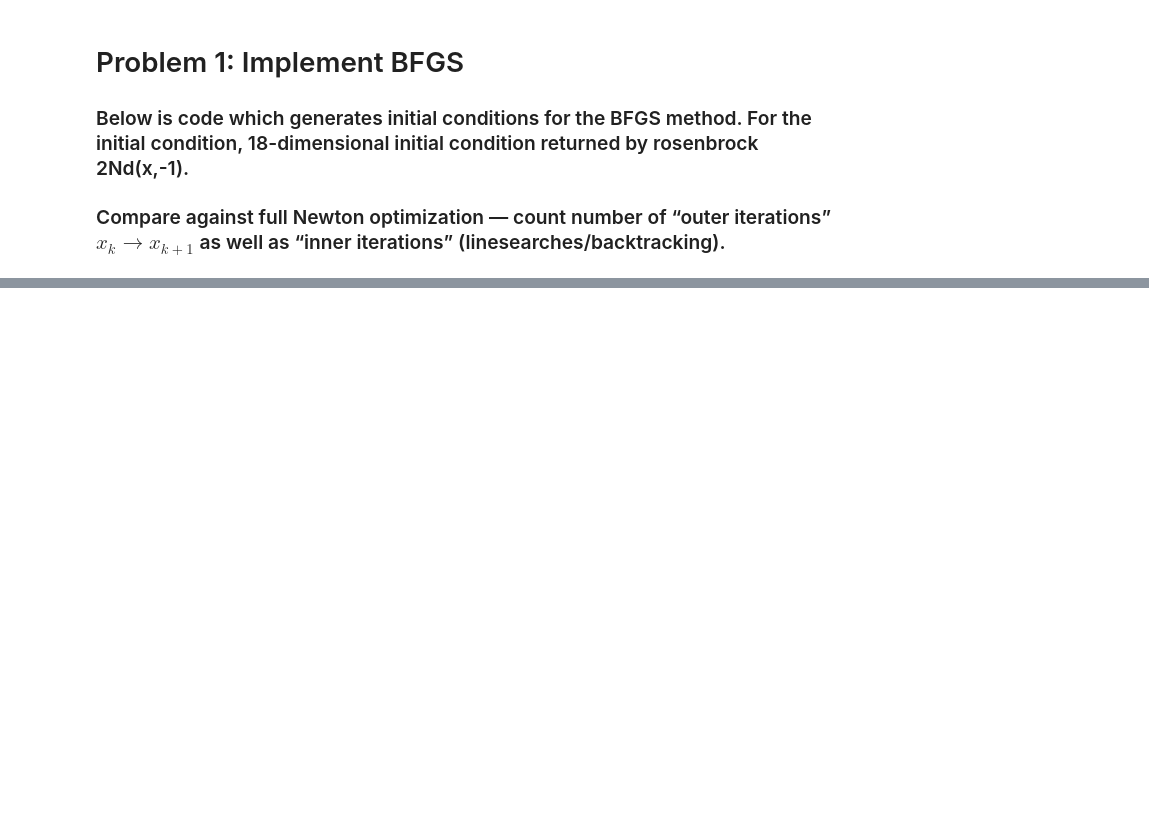
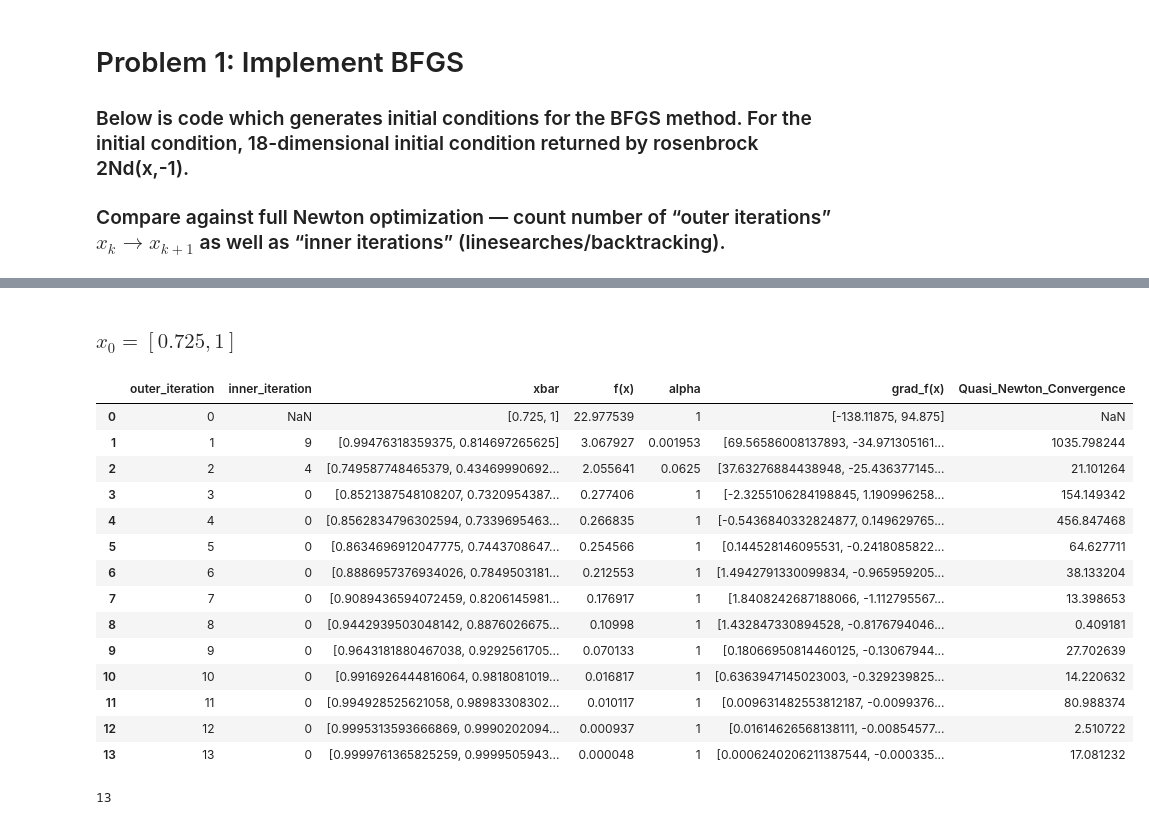
Before and after one commit to wpmcgrath95/MATH-693A-Advanced-Numerical-Methods, a Jupyter notebook: python/homework5.ipynb, the cells around one changed output, grey strips where cells are left out. Cells and saved outputs as stored; diff of their text form; code cells hidden in the pictures; blank space fills up the shorter version.

```diff
--- a/python/homework5.ipynb
+++ b/python/homework5.ipynb
@@ -86,0 +338,25 @@ array([[0., 0.],
+# %% [markdown]
+### $x_0 = [0.725, 1]$
+# %%
+bfgs_df_8 = bfgs_method([0.725, 1])
+bfgs_df_8
+# %% [output]
+|  | outer_iteration | inner_iteration | xbar | f(x) | alpha | grad_f(x) | Quasi_Newton_Convergence |
+| 0 | 0 | NaN | [0.725, 1] | 22.977539 | 1 | [-138.11875, 94.875] | NaN |
+| 1 | 1 | 9 | [0.99476318359375, 0.814697265625] | 3.067927 | 0.001953 | [69.56586008137893, -34.971305161... | 1035.798244 |
+| 2 | 2 | 4 | [0.749587748465379, 0.43469990692... | 2.055641 | 0.0625 | [37.63276884438948, -25.436377145... | 21.101264 |
+| 3 | 3 | 0 | [0.8521387548108207, 0.7320954387... | 0.277406 | 1 | [-2.3255106284198845, 1.190996258... | 154.149342 |
+| 4 | 4 | 0 | [0.8562834796302594, 0.7339695463... | 0.266835 | 1 | [-0.5436840332824877, 0.149629765... | 456.847468 |
+| 5 | 5 | 0 | [0.8634696912047775, 0.7443708647... | 0.254566 | 1 | [0.144528146095531, -0.2418085822... | 64.627711 |
+| 6 | 6 | 0 | [0.8886957376934026, 0.7849503181... | 0.212553 | 1 | [1.4942791330099834, -0.965959205... | 38.133204 |
+| 7 | 7 | 0 | [0.9089436594072459, 0.8206145981... | 0.176917 | 1 | [1.8408242687188066, -1.112795567... | 13.398653 |
+| 8 | 8 | 0 | [0.9442939503048142, 0.8876026675... | 0.10998 | 1 | [1.432847330894528, -0.8176794046... | 0.409181 |
+| 9 | 9 | 0 | [0.9643181880467038, 0.9292561705... | 0.070133 | 1 | [0.18066950814460125, -0.13067944... | 27.702639 |
+| 10 | 10 | 0 | [0.9916926444816064, 0.9818081019... | 0.016817 | 1 | [0.6363947145023003, -0.329239825... | 14.220632 |
+| 11 | 11 | 0 | [0.994928525621058, 0.98983308302... | 0.010117 | 1 | [0.009631482553812187, -0.0099376... | 80.988374 |
+| 12 | 12 | 0 | [0.9995313593666869, 0.9990202094... | 0.000937 | 1 | [0.01614626568138111, -0.00854577... | 2.510722 |
+| 13 | 13 | 0 | [0.9999761365825259, 0.9999505943... | 0.000048 | 1 | [0.0006240206211387544, -0.000335... | 17.081232 |
+# %%
+bfgs_df_8['inner_iteration'].sum()
+# %% [output]
+13
```
Also changed, not shown: parts of 46 cells of this notebook.
